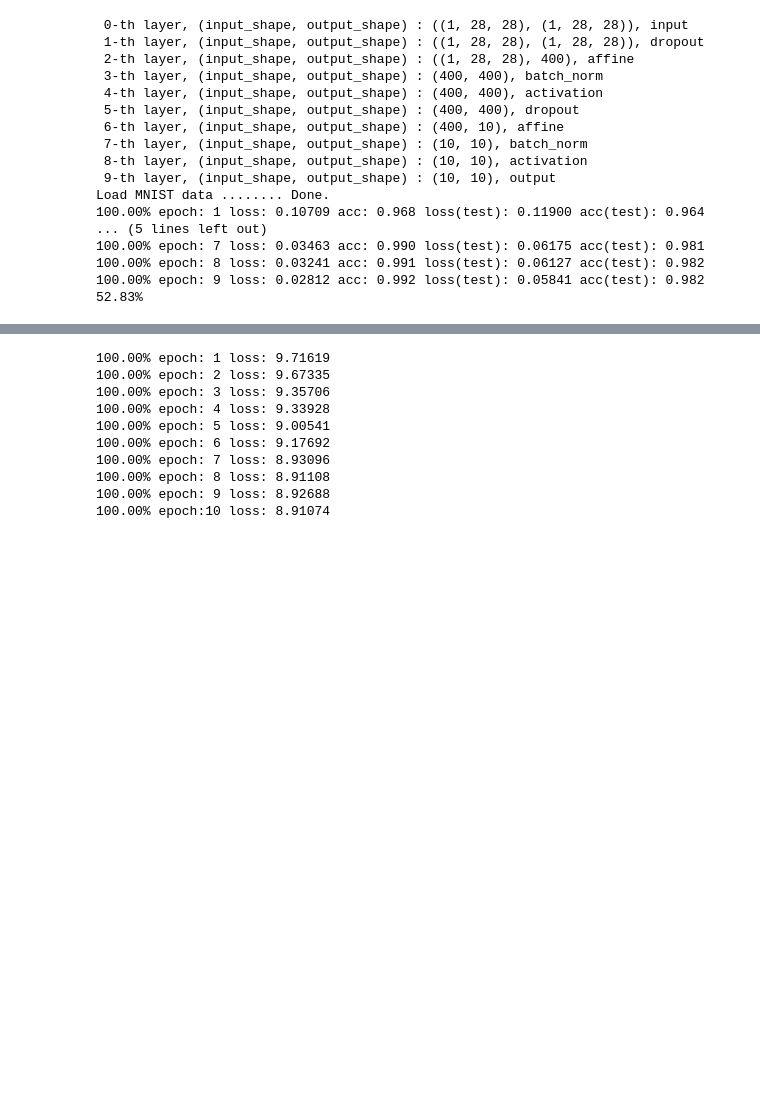
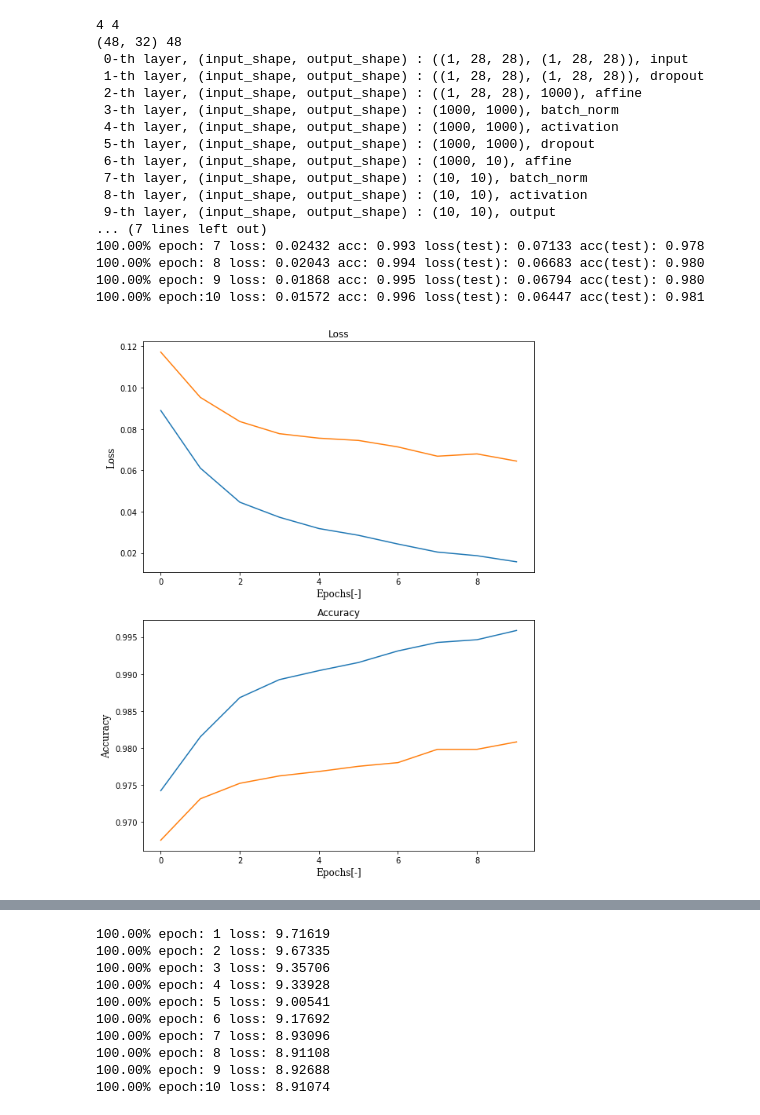
Before and after one commit to daichi-yoshikawa/dnnet, a Jupyter notebook: examples/mnist/mnist.ipynb, the cells around one changed output, grey strips where cells are left out. Drawn from its saved outputs; the diff is of its cells as text; code cells hidden in the pictures; blank space fills up the shorter version.

Commit message:
Increased number of hidden layer in mnist example.

```diff
--- a/examples/mnist/mnist.ipynb
+++ b/examples/mnist/mnist.ipynb
@@ -52,7 +52,7 @@ model = NeuralNetwork(input_shape=(1, 28, 28), dtype=dtype)
 #model = NeuralNetwork(input_shape=784, dtype=dtype)
 model.add(DropoutLayer(drop_ratio=0.2))
 
-model.add(AffineLayer(output_shape=400, random_weight=RandomWeight.Type.he))
+model.add(AffineLayer(output_shape=1000, random_weight=RandomWeight.Type.he))
 model.add(BatchNormLayer())
 model.add(ActivationLayer(activation=Activation.Type.srrelu))
 model.add(DropoutLayer(drop_ratio=0.5))
@@ -64,42 +64,43 @@ model.compile()
 
 model.print_config()
 
 x, y = get_mnist()
 scale_normalization(x)
 x = x.reshape(-1, 1, 28, 28)
 
 optimizer = AdaGrad(learning_rate=5e-2, weight_decay=1e-3, dtype=dtype)
 
 lc = model.fit(
         x=x,
         y=y,
         epochs=10,
         batch_size=100,
         optimizer=optimizer,
         loss_function=LossFunction.Type.multinomial_cross_entropy,
         learning_curve=True,
         shuffle=True,
         shuffle_per_epoch=True,
         test_data_ratio=0.142857 # Use 60,000 for training and 10,000 for test.
 )
 
 lc.plot(figsize=(8,10), fontsize=12)
 model.show_filters(0, shape=(28, 28), layout=(10, 10), figsize=(12, 12))
 # %% [output]
+4 4
+(48, 32) 48
  0-th layer, (input_shape, output_shape) : ((1, 28, 28), (1, 28, 28)), input
  1-th layer, (input_shape, output_shape) : ((1, 28, 28), (1, 28, 28)), dropout
- 2-th layer, (input_shape, output_shape) : ((1, 28, 28), 400), affine
- 3-th layer, (input_shape, output_shape) : (400, 400), batch_norm
- 4-th layer, (input_shape, output_shape) : (400, 400), activation
- 5-th layer, (input_shape, output_shape) : (400, 400), dropout
- 6-th layer, (input_shape, output_shape) : (400, 10), affine
+ 2-th layer, (input_shape, output_shape) : ((1, 28, 28), 1000), affine
+ 3-th layer, (input_shape, output_shape) : (1000, 1000), batch_norm
+ 4-th layer, (input_shape, output_shape) : (1000, 1000), activation
+ 5-th layer, (input_shape, output_shape) : (1000, 1000), dropout
+ 6-th layer, (input_shape, output_shape) : (1000, 10), affine
  7-th layer, (input_shape, output_shape) : (10, 10), batch_norm
  8-th layer, (input_shape, output_shape) : (10, 10), activation
  9-th layer, (input_shape, output_shape) : (10, 10), output
-Load MNIST data ........ Done.
-100.00% epoch: 1 loss: 0.10709 acc: 0.968 loss(test): 0.11900 acc(test): 0.964
-... (5 lines left out)
-100.00% epoch: 7 loss: 0.03463 acc: 0.990 loss(test): 0.06175 acc(test): 0.981
-100.00% epoch: 8 loss: 0.03241 acc: 0.991 loss(test): 0.06127 acc(test): 0.982
-100.00% epoch: 9 loss: 0.02812 acc: 0.992 loss(test): 0.05841 acc(test): 0.982
-52.83%
+... (7 lines left out)
+100.00% epoch: 7 loss: 0.02432 acc: 0.993 loss(test): 0.07133 acc(test): 0.978
+100.00% epoch: 8 loss: 0.02043 acc: 0.994 loss(test): 0.06683 acc(test): 0.980
+100.00% epoch: 9 loss: 0.01868 acc: 0.995 loss(test): 0.06794 acc(test): 0.980
+100.00% epoch:10 loss: 0.01572 acc: 0.996 loss(test): 0.06447 acc(test): 0.981
+[figure, added]
```
Also changed, not shown: parts of 1 cell of this notebook, 1 other file.
